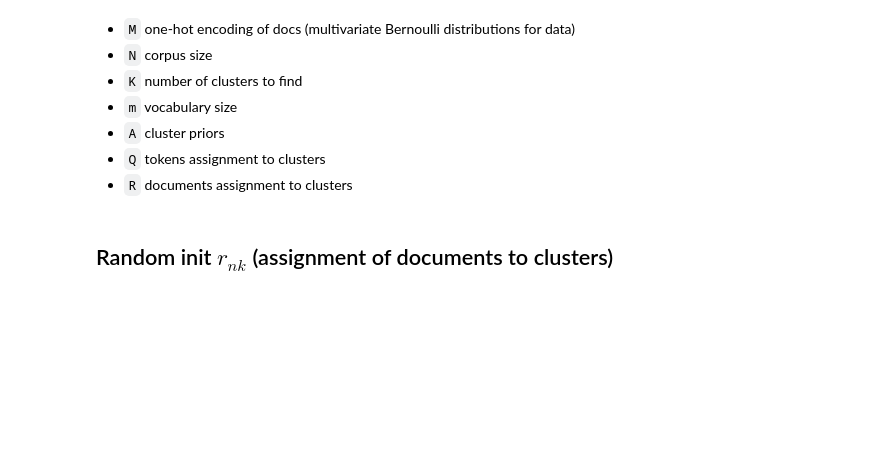
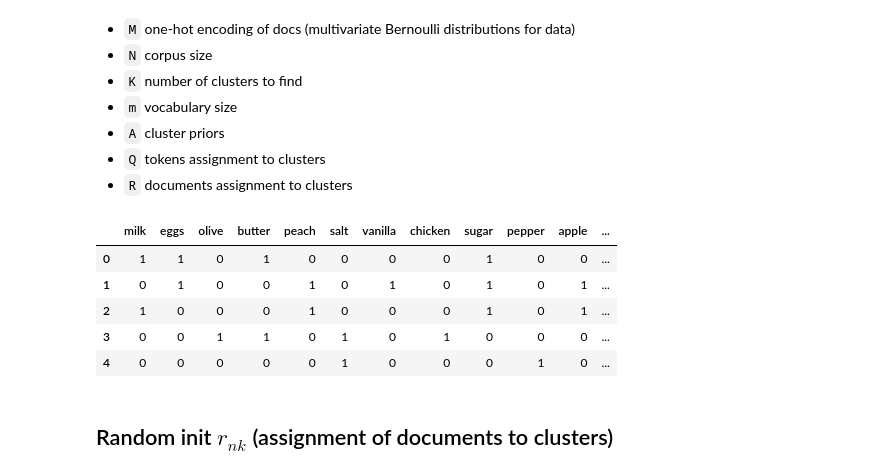
Before and after one commit to afflint/inforet, a Jupyter notebook: 2021-22/em-clustering.ipynb, the cells around one changed output. Cells and saved outputs as stored; diff of their text form; code cells hidden in the pictures; blank space fills up the shorter version.

```diff
--- a/2021-22/em-clustering.ipynb
+++ b/2021-22/em-clustering.ipynb
@@ -46,6 +46,15 @@ M = np.array([[1 if x in y else 0 for x in vocabulary] for y in corpus])
 N, K, m = len(corpus), 2, len(vocabulary)
 A = np.zeros(K)
 Q = np.zeros((m, K))
+# %%
+pd.DataFrame(M, columns=vocabulary)
+# %% [output]
+|  | milk | eggs | olive | butter | peach | salt | vanilla | chicken | sugar | pepper | apple | ... |
+| 0 | 1 | 1 | 0 | 1 | 0 | 0 | 0 | 0 | 1 | 0 | 0 | ... |
+| 1 | 0 | 1 | 0 | 0 | 1 | 0 | 1 | 0 | 1 | 0 | 1 | ... |
+| 2 | 1 | 0 | 0 | 0 | 1 | 0 | 0 | 0 | 1 | 0 | 1 | ... |
+| 3 | 0 | 0 | 1 | 1 | 0 | 1 | 0 | 1 | 0 | 0 | 0 | ... |
+| 4 | 0 | 0 | 0 | 0 | 0 | 1 | 0 | 0 | 0 | 1 | 0 | ... |
 # %% [markdown]
 ## Random init $r_{nk}$ (assignment of documents to clusters)
 # %%
```
Also changed, not shown: parts of 10 cells of this notebook, 2 other files.
